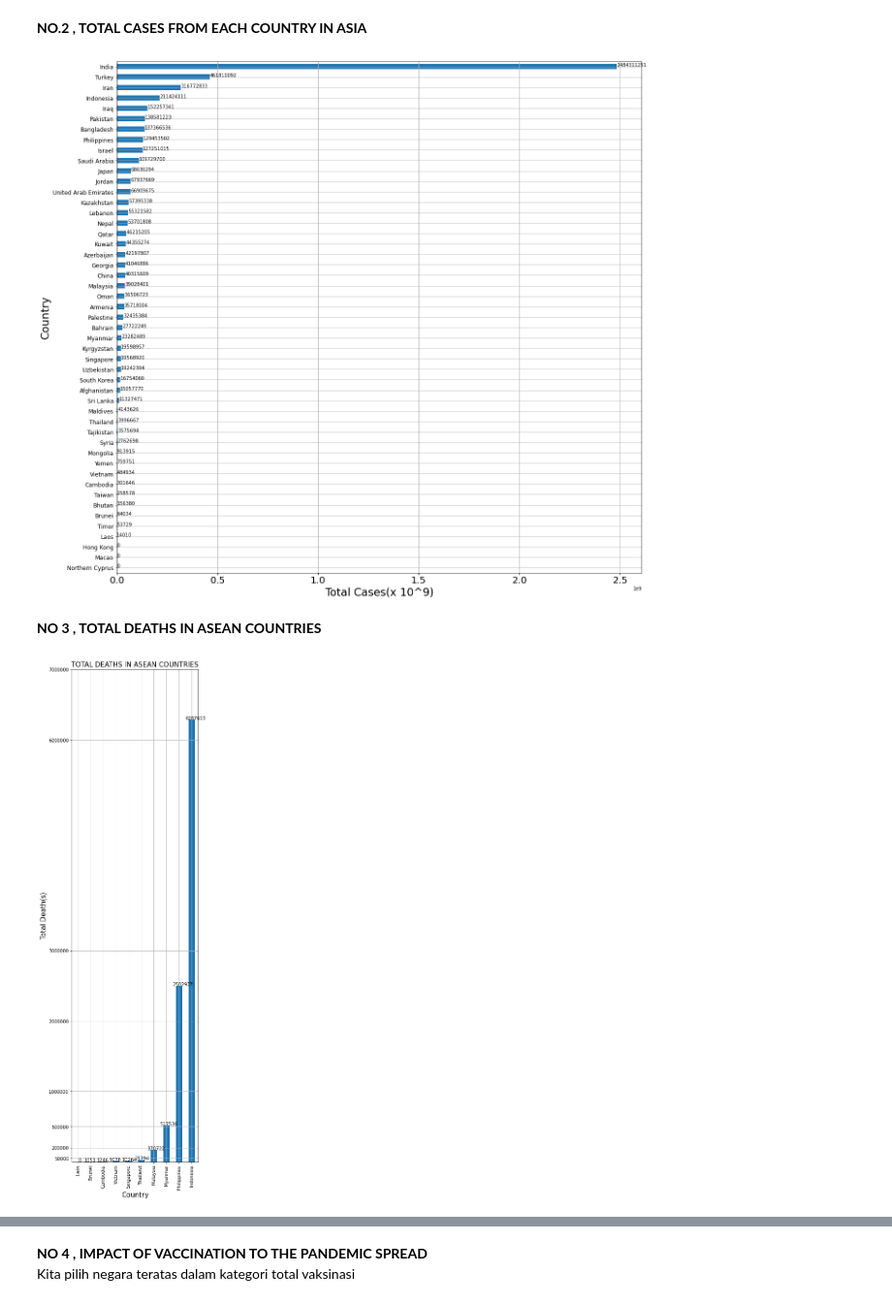
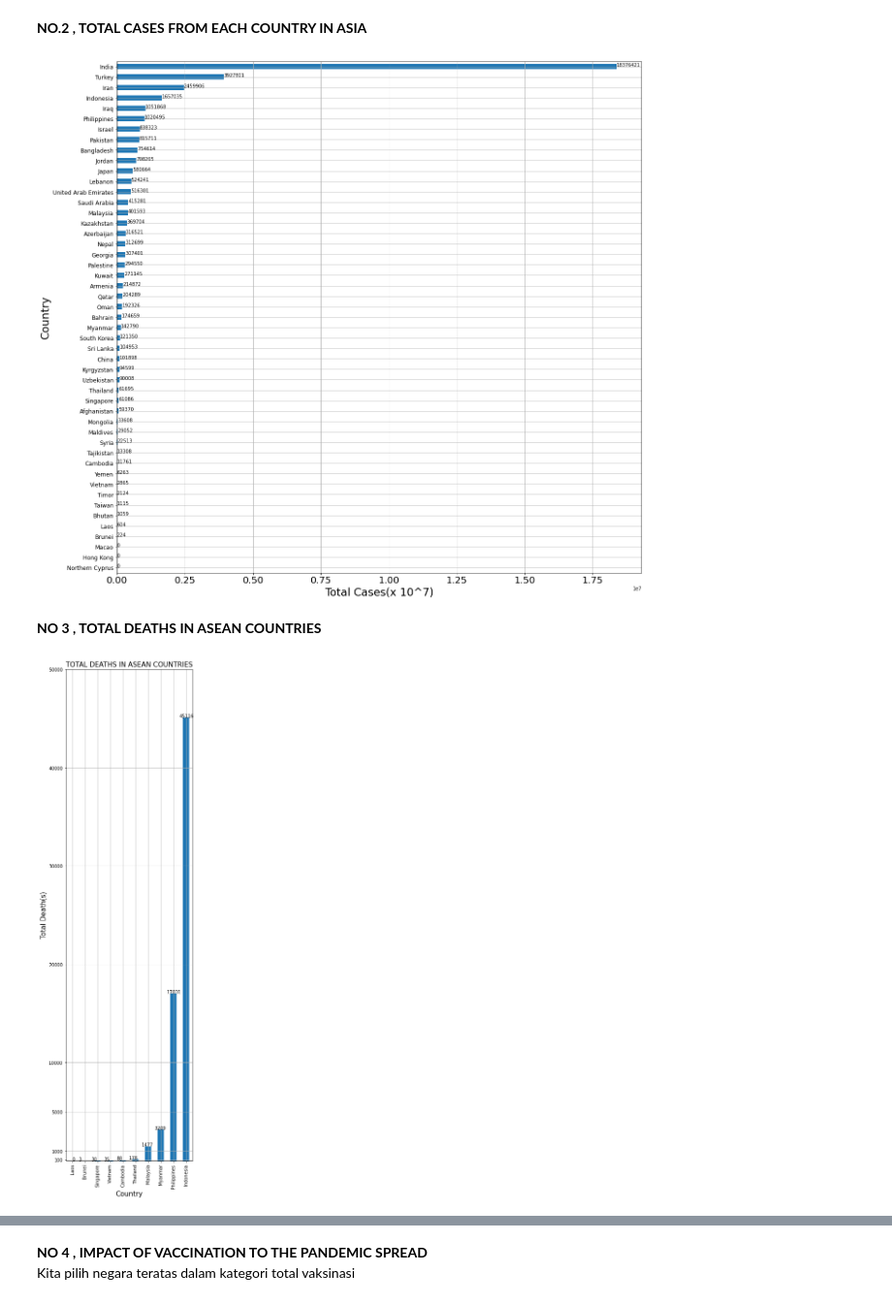
Before and after one commit to patrickamadeus/covid, a Jupyter notebook: covid.ipynb, the cells around one changed output, grey strips where cells are left out. Shown at 97% size. Cells and saved outputs as stored; diff of their text form; code cells hidden in the pictures.

```diff
--- a/covid.ipynb
+++ b/covid.ipynb
@@ -44,7 +43,7 @@ Index(['iso_code', 'continent', 'location', 'date', 'total_cases', 'new_cases',
 # %% [markdown]
 Persempit Data agar hanya berisi kolom yang dibutuhkan untuk analisis data
 # %%
-df = df[['continent','location','date','total_cases','new_cases','total_deaths','total_vaccinations']]
+df = df[['continent','location','date','total_cases','new_cases','new_deaths','total_vaccinations']]
 # %% [markdown]
 ***NaN replacing section***
 # %%
@@ -68,41 +67,41 @@ Dapat disimpulkan 2 region benua dengan kasus total paling banyak = Europe & Nor
 # %% [markdown]
 **NO.2 , TOTAL CASES FROM EACH COUNTRY IN ASIA**
 # %%
-yy = list(df.loc[df.continent=='Asia'].groupby('location')['total_cases'].sum().sort_values(ascending=True).values)
+yy = list(df.loc[df.continent=='Asia'].groupby('location')['new_cases'].sum().sort_values(ascending=True).values)
 
-df.loc[df.continent=='Asia'].groupby('location')['total_cases'].sum().sort_values(ascending=True).plot(kind='barh',figsize=(20,20))
+df.loc[df.continent=='Asia'].groupby('location')['new_cases'].sum().sort_values(ascending=True).plot(kind='barh',figsize=(20,20))
 
 for index, value in enumerate(yy):
     plt.text(value, index,str(int(value)))
 
-plt.xlabel("Total Cases(x 10^9)",fontsize = 23)
+plt.xlabel("Total Cases(x 10^7)",fontsize = 23)
 plt.ylabel("Country",fontsize = 23)
 plt.xticks(fontsize=20)
 plt.yticks(fontsize=12)
 plt.grid()
 plt.show()
 # %% [output]
-[figure, old version]
+[figure, new version]
 # %% [markdown]
 **NO 3 , TOTAL DEATHS IN ASEAN COUNTRIES**
 # %%
 dataAsean = df.loc[(df.location == 'Brunei') | (df.location == 'Laos') | (df.location == 'Cambodia') | (df.location == 'Indonesia') | (df.location == 'Malaysia') |(df.location == 'Myanmar') | (df.location == 'Philippines') | (df.location == 'Singapore') | (df.location == 'Thailand') | (df.location == 'Vietnam')]
 # %%
-y = list(dataAsean.groupby('location').sum()['total_deaths'].sort_values().values)
+y = list(dataAsean.groupby('location').sum()['new_deaths'].sort_values().values)
 # %%
-dataAsean.groupby('location').sum()['total_deaths'].sort_values().plot(kind='bar',figsize=(5,20))
+dataAsean.groupby('location').sum()['new_deaths'].sort_values().plot(kind='bar',figsize=(5,20))
 for index, value in enumerate(y):
     if index!=0:
         index-=0.5
     plt.text(index, value,str(int(value)))
 
 plt.grid()
 plt.title("TOTAL DEATHS IN ASEAN COUNTRIES",fontsize=15)
 plt.ticklabel_format(style='plain',axis = "y")
 plt.xlabel('Country',fontsize = 15)
 plt.ylabel('Total Death(s)',fontsize = 15)
-plt.yticks([50000,200000,500000,1000000,2000000,3000000,6000000,7000000])
+plt.yticks([100,1000,5000,10000,20000,30000,40000,50000])
 plt.show()
 # %% [output]
-[figure, old version]
+[figure, new version]
 # %% [markdown]
```
Also changed, not shown: parts of 4 cells of this notebook.
